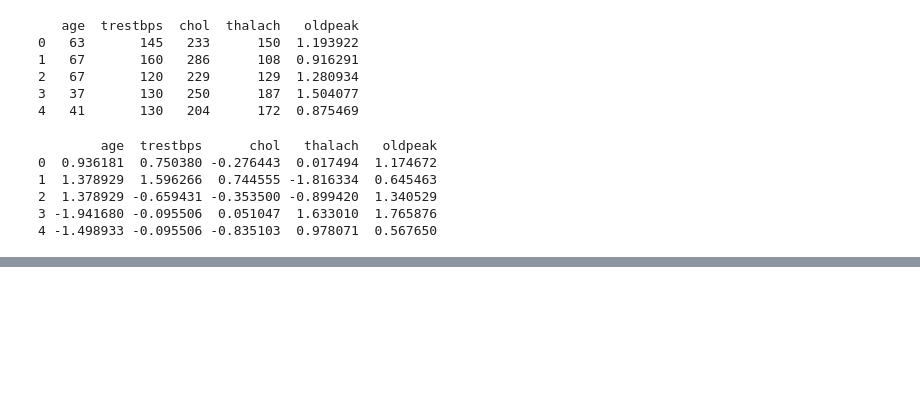
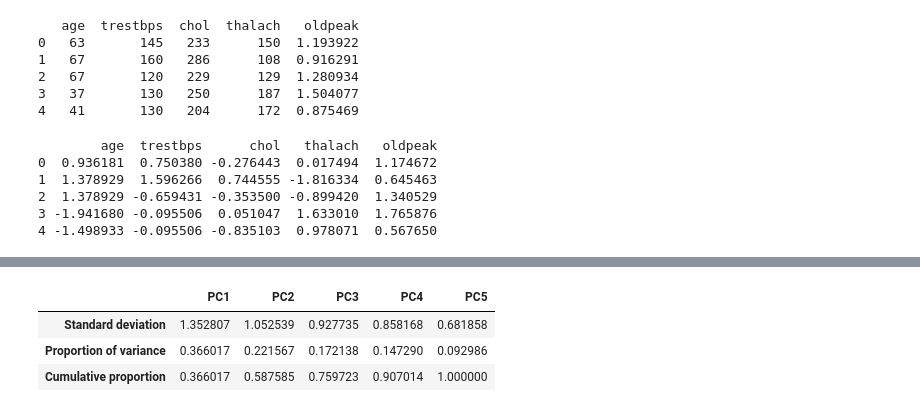
Before and after one commit to Bingyue-Sun/Stats3DA3-Assignment-6-Group11, a Jupyter notebook: 3da3 assignment6.ipynb, the cells around one changed output, grey strips where cells are left out. Saved outputs shown, nothing was run; the diff lists cells and outputs as text; code cells hidden in the pictures; blank space fills up the shorter version.

```diff
--- a/3da3 assignment6.ipynb
+++ b/3da3 assignment6.ipynb
@@ -331,0 +294,11 @@ for n_clusters in range_n_clusters:
+# %%
+pd.DataFrame([df_pca.iloc[:,:5].std(axis=0, ddof=0).to_numpy(),
+              pca_model.explained_variance_ratio_[:5],
+              np.cumsum(pca_model.explained_variance_ratio_[:5])],
+             index=['Standard deviation', 'Proportion of variance', 'Cumulative proportion'],
+             columns=['PC1', 'PC2', 'PC3', 'PC4', 'PC5'])
+# %% [output]
+|  | PC1 | PC2 | PC3 | PC4 | PC5 |
+| Standard deviation | 1.352807 | 1.052539 | 0.927735 | 0.858168 | 0.681858 |
+| Proportion of variance | 0.366017 | 0.221567 | 0.172138 | 0.147290 | 0.092986 |
+| Cumulative proportion | 0.366017 | 0.587585 | 0.759723 | 0.907014 | 1.000000 |
```
Also changed, not shown: parts of 20 cells of this notebook.
